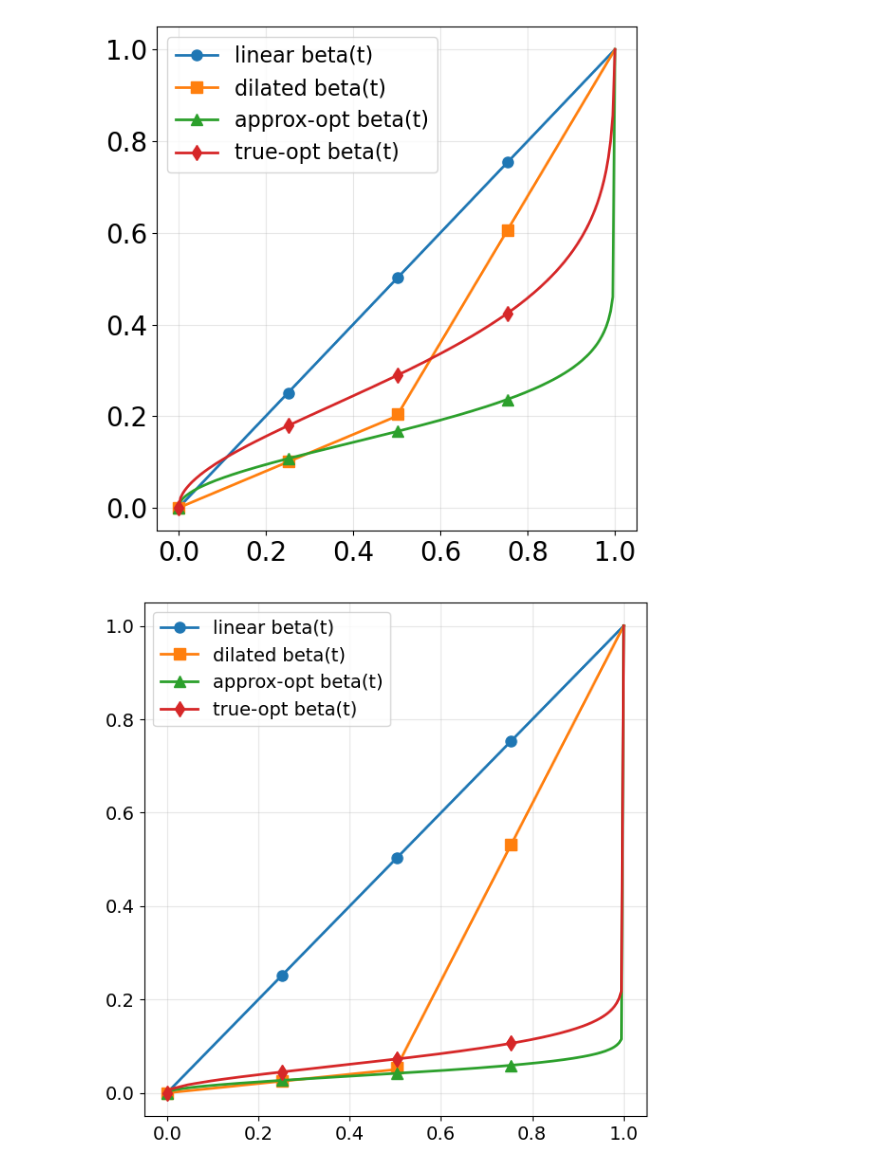
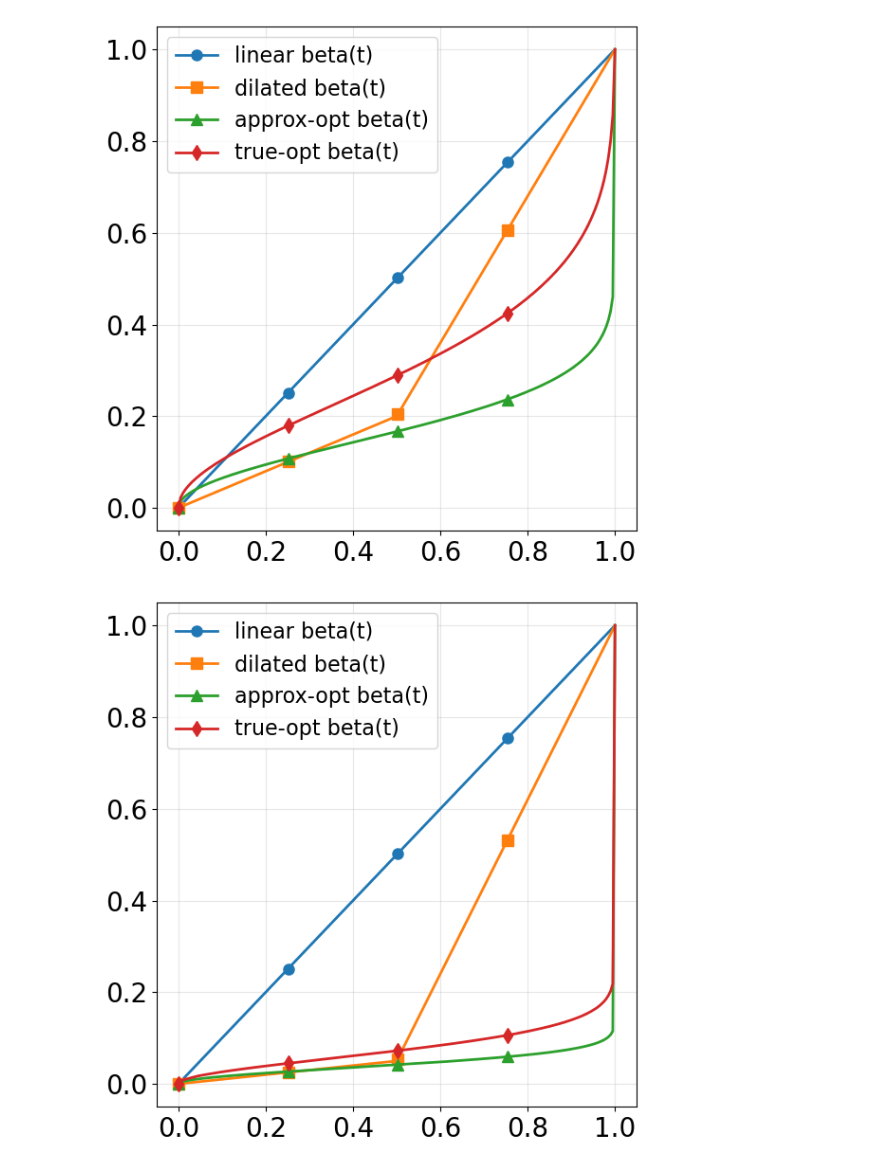
Before and after one commit to yifanc96/GenerativeDynamics-NumericalDesign, a Jupyter notebook: GaussianMixture/figures/plot.ipynb, the cells around one changed output. Cells and saved outputs as stored; diff of their text form; code cells hidden in the pictures.

```diff
--- a/GaussianMixture/figures/plot.ipynb
+++ b/GaussianMixture/figures/plot.ipynb
@@ -103,20 +103,20 @@ beta_true_k_20 = np.load("beta_d_20_k_20.npy")
 # %%
 ### show figures of alpha, beta
 markers = ['o', 's', '^', 'd', 'v']
 plt.figure(figsize=(6, 6))
 
 plt.plot(ts_fine, beta_lin, label="linear beta(t)", marker=markers[0], markersize=8, markevery=50, linewidth=2)
 plt.plot(ts_fine, beta_dilated, label="dilated beta(t)", marker=markers[1], markersize=8, markevery=50, linewidth=2)
 plt.plot(ts_fine, beta_aprox,label="approx-opt beta(t)", marker=markers[2], markersize=8, markevery=50, linewidth=2)
 plt.plot(ts_fine, beta_true_k_1, label="true-opt beta(t)", marker=markers[3], markersize=8, markevery=50, linewidth=2)
 # plt.plot(ts_fine, beta_true_k_20, label="true-opt beta(t), k=20", marker=markers[4], markersize=8, markevery=50, linewidth=2)
 
 
-plt.legend(fontsize=14)
+plt.legend(fontsize=16)
 plt.grid(alpha=0.3)
-plt.tick_params(axis='both', which='major', labelsize=14)  # Change 14 to your desired size
+plt.tick_params(axis='both', which='major', labelsize=20)  # Change 14 to your desired size
 
 plt.tight_layout()
 plt.savefig(f"GMM-schedules-M20.pdf", dpi=300)
 # %% [output]
-[figure, old version]
+[figure, new version]
```
